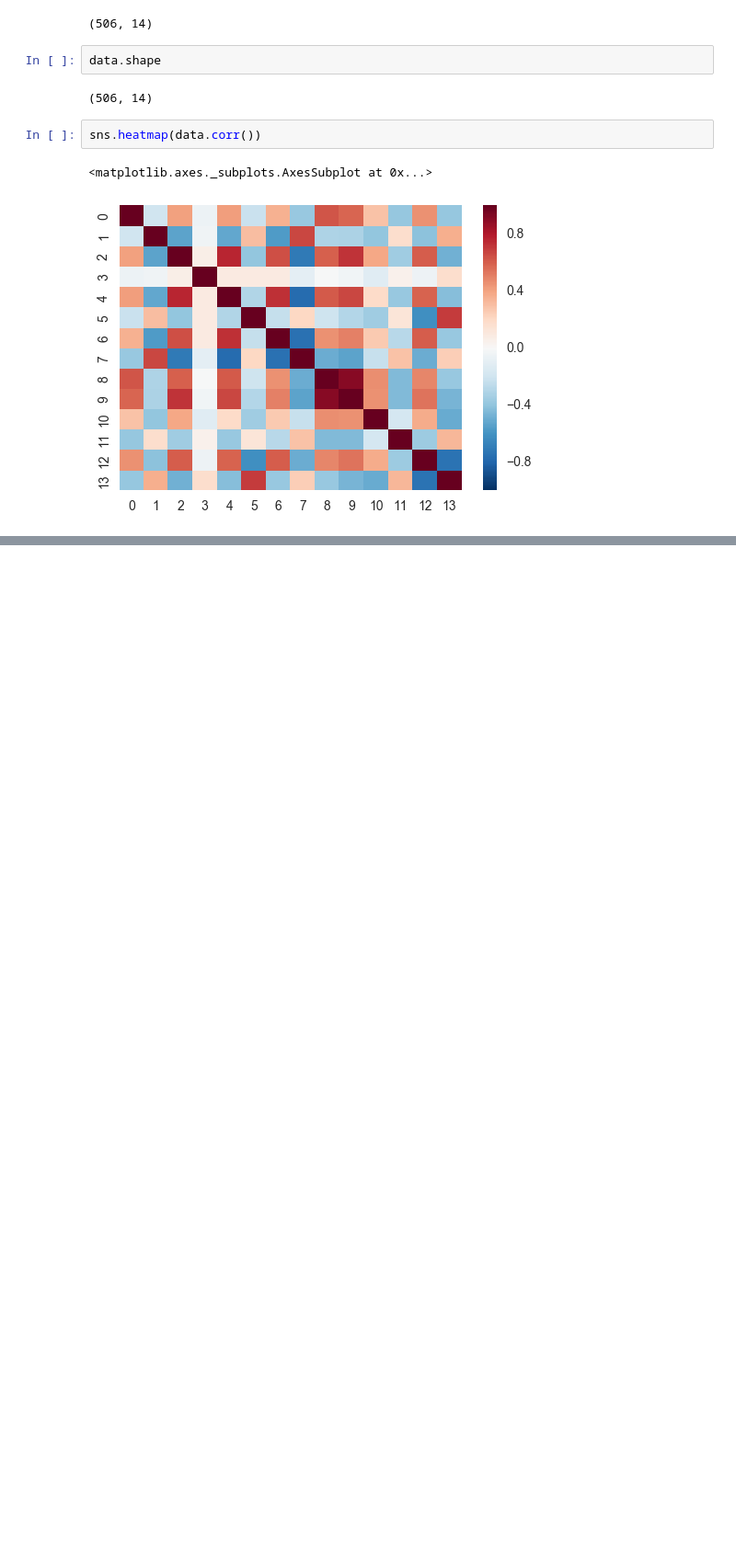
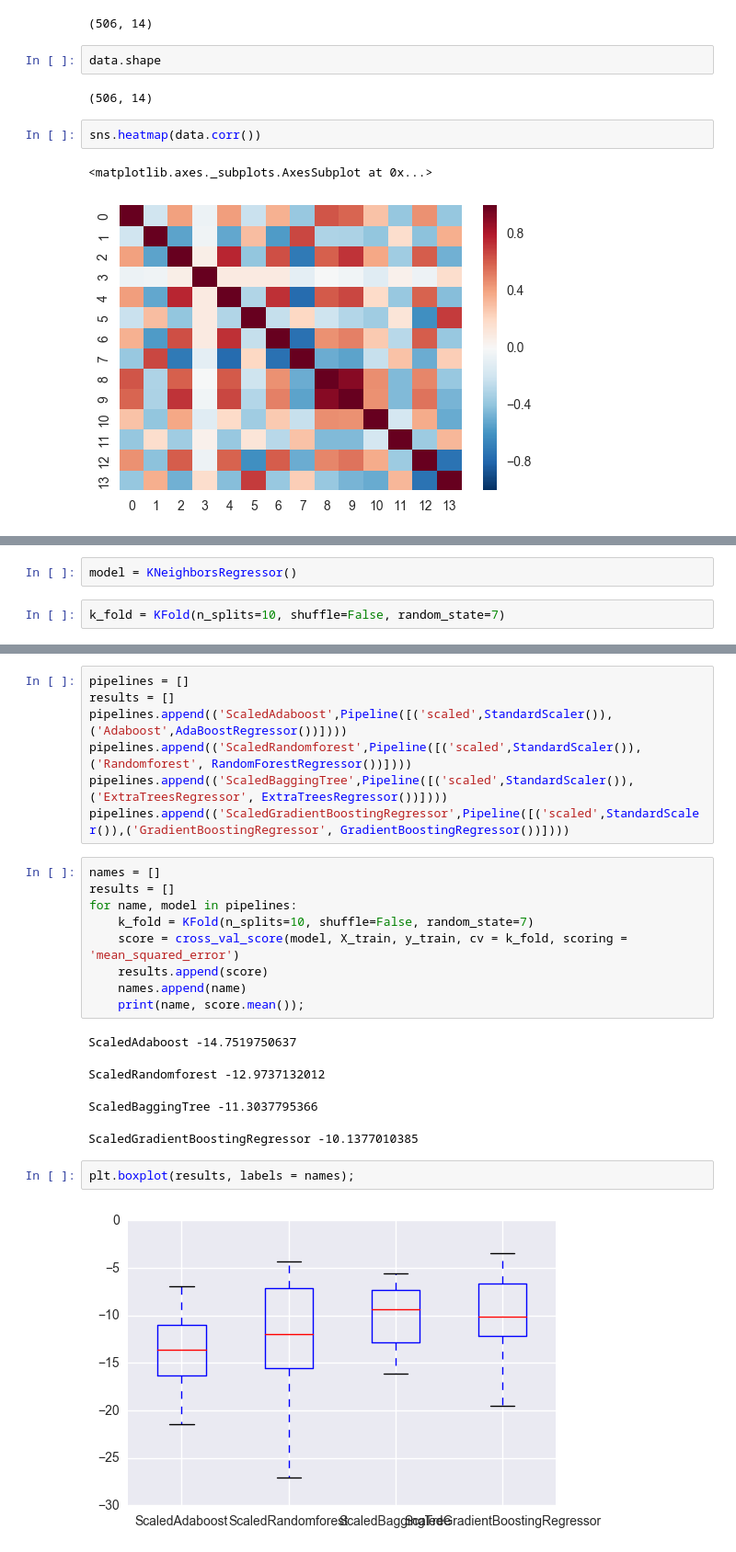
Before and after one commit to kostas2000/second_project, a Jupyter notebook: Untitled.ipynb, the cells around one changed output, grey strips where cells are left out. Shown: that part at 92% size. Cells and saved outputs as stored; diff of their text form; blank space fills up the shorter version.

```diff
--- a/Untitled.ipynb
+++ b/Untitled.ipynb
@@ -35,0 +41,4 @@ data.head(2)
+# %%
+model = KNeighborsRegressor()
+# %%
+k_fold = KFold(n_splits=10, shuffle=False, random_state=7)
@@ -35,0 +62,25 @@ data.head(2)
+# %%
+pipelines = []
+results = []
+pipelines.append(('ScaledAdaboost',Pipeline([('scaled',StandardScaler()),('Adaboost',AdaBoostRegressor())])))
+pipelines.append(('ScaledRandomforest',Pipeline([('scaled',StandardScaler()),('Randomforest', RandomForestRegressor())])))
+pipelines.append(('ScaledBaggingTree',Pipeline([('scaled',StandardScaler()),('ExtraTreesRegressor', ExtraTreesRegressor())])))
+pipelines.append(('ScaledGradientBoostingRegressor',Pipeline([('scaled',StandardScaler()),('GradientBoostingRegressor', GradientBoostingRegressor())])))
+# %%
+names = []
+results = []
+for name, model in pipelines:
+    k_fold = KFold(n_splits=10, shuffle=False, random_state=7)
+    score = cross_val_score(model, X_train, y_train, cv = k_fold, scoring = 'mean_squared_error')
+    results.append(score)
+    names.append(name)
+    print(name, score.mean());
+# %% [output]
+ScaledAdaboost -14.7519750637
+ScaledRandomforest -12.9737132012
+ScaledBaggingTree -11.3037795366
+ScaledGradientBoostingRegressor -10.1377010385
+# %%
+plt.boxplot(results, labels = names);
+# %% [output]
+[figure, added]
```
Also changed, not shown: parts of 24 cells of this notebook, 1 other file.
